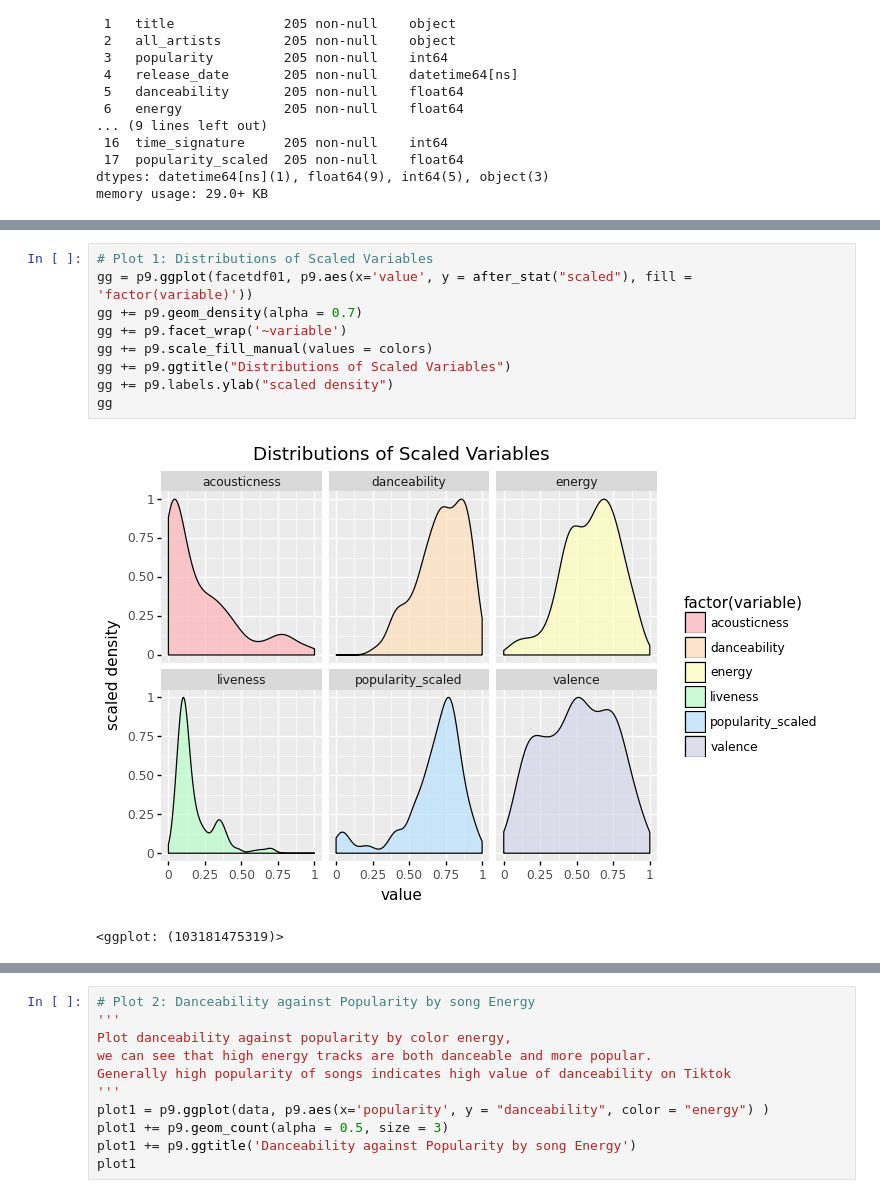
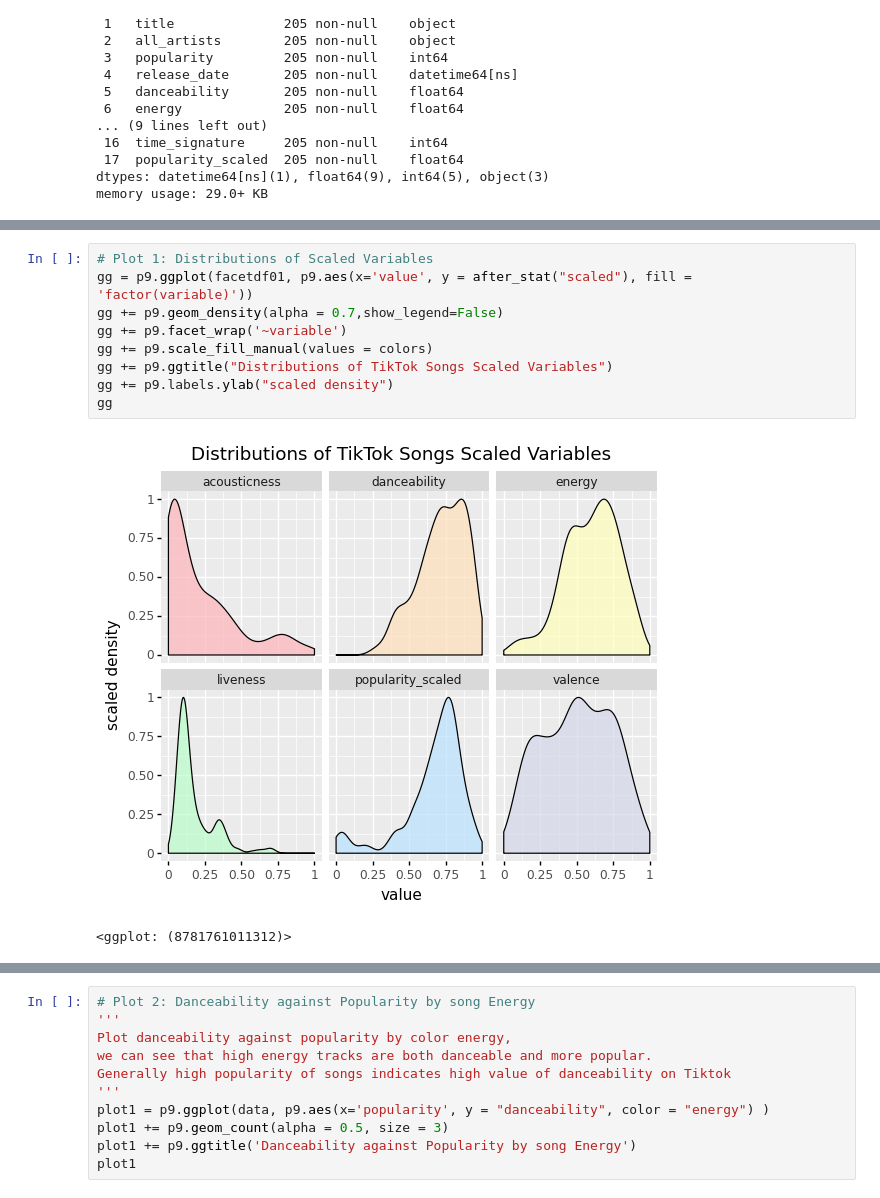
Before and after one commit to s-helal/tiktokify, a Jupyter notebook: graphs.ipynb, the cells around one changed output, grey strips where cells are left out. Drawn from its saved outputs; the diff is of its cells as text.

```diff
--- a/graphs.ipynb
+++ b/graphs.ipynb
@@ -112,12 +146,12 @@ facetdf01
 # %%
 # Plot 1: Distributions of Scaled Variables
 gg = p9.ggplot(facetdf01, p9.aes(x='value', y = after_stat("scaled"), fill = 'factor(variable)'))
-gg += p9.geom_density(alpha = 0.7)
+gg += p9.geom_density(alpha = 0.7,show_legend=False)
 gg += p9.facet_wrap('~variable')
 gg += p9.scale_fill_manual(values = colors)
-gg += p9.ggtitle("Distributions of Scaled Variables")
+gg += p9.ggtitle("Distributions of TikTok Songs Scaled Variables")
 gg += p9.labels.ylab("scaled density")
 gg
 # %% [output]
-[figure, old version]
+[figure, new version]
-<ggplot: (103181475319)>
+<ggplot: (8781761011312)>
```
Also changed, not shown: parts of 9 cells of this notebook.
